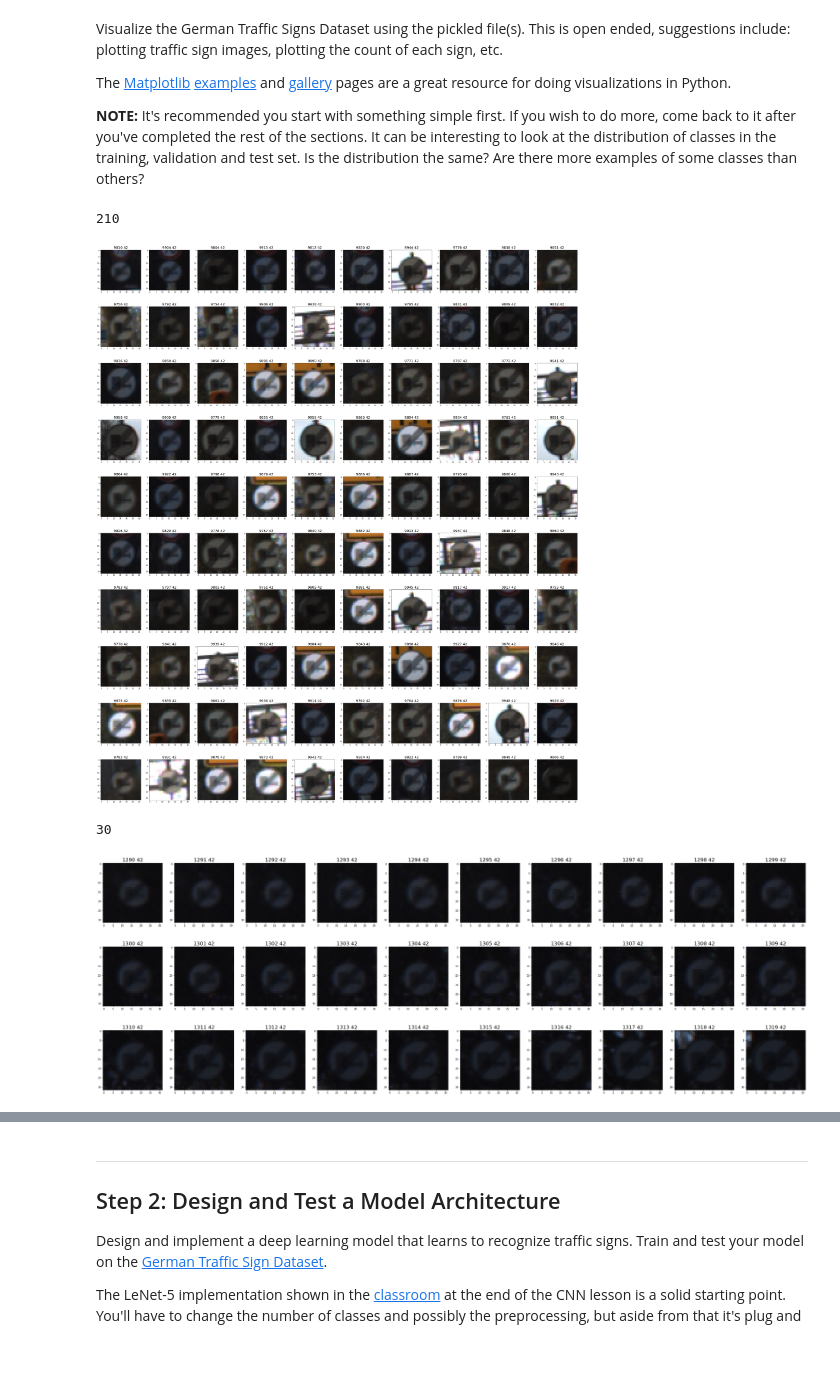
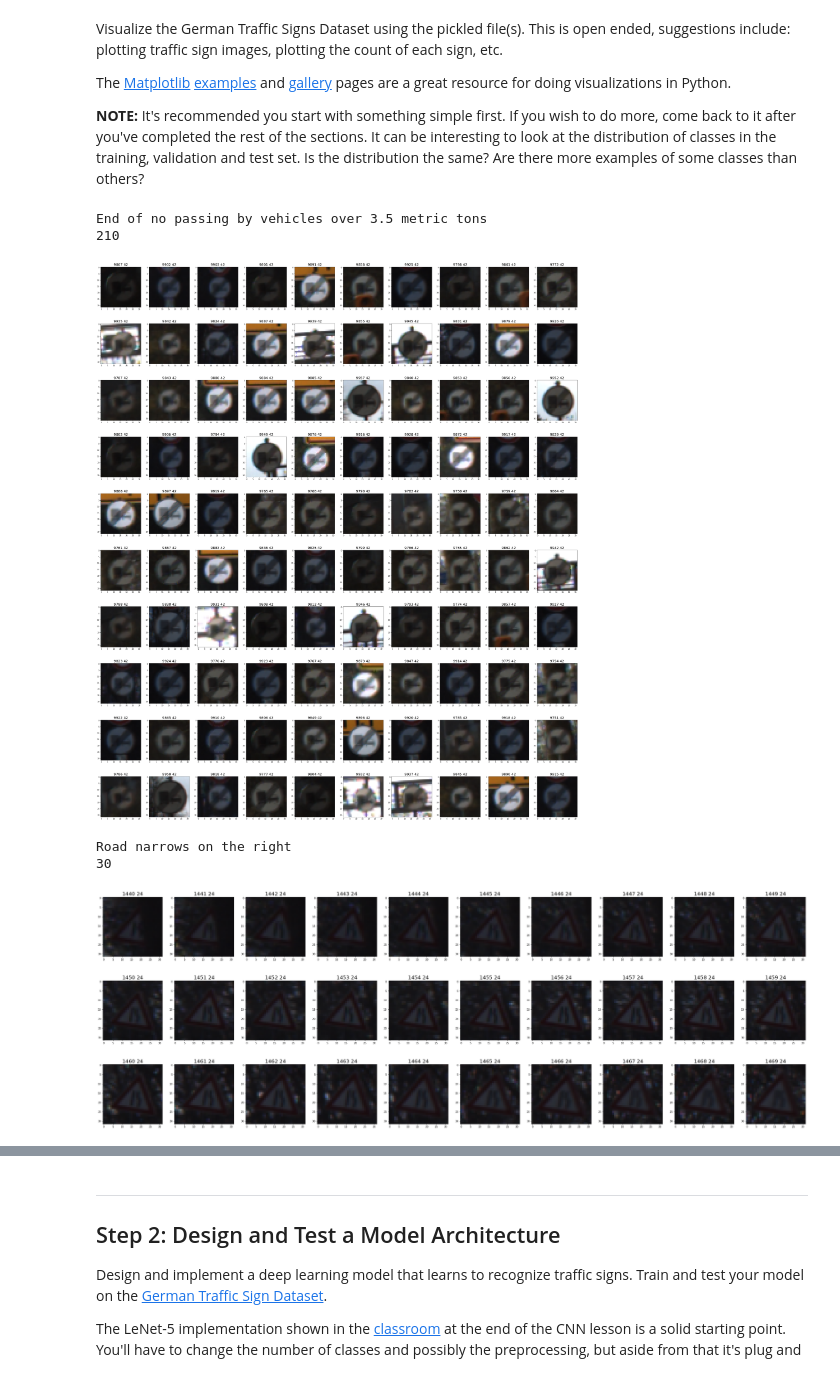
Before and after one commit to magicyuli/CarND-Traffic-Sign-Classifier-Project, a Jupyter notebook: Traffic_Sign_Classifier.ipynb, the cells around one changed output, grey strips where cells are left out. Cells and saved outputs as stored; diff of their text form; code cells hidden in the pictures.

```diff
--- a/Traffic_Sign_Classifier.ipynb
+++ b/Traffic_Sign_Classifier.ipynb
@@ -106,6 +105,10 @@ def wrapTitle(s):
 ### Data exploration visualization code goes here.
 ### Feel free to use as many code cells as needed.
 import csv
+from textwrap import wrap
+
+def wrapTitle(s):
+    return '\n'.join(wrap(s, 20))
 
 # Load sign names
 signnames = {}
@@ -120,7 +123,8 @@ def showImages(images, labels):
         plt.title(wrapTitle(signnames[labels[j]]), fontsize=20)
         plt.imshow(images[j])
 
-def showImagesOfLabel(X, y, label):
+def showImagesOfLabel(X, y, label, grayscale=False):
+    print(signnames[label])
     fig = plt.figure(figsize=(50,60))
     images = [i for i in range(len(y)) if y[i] == label]
     print(len(images))
@@ -129,16 +133,18 @@ def showImagesOfLabel(X, y, label):
     for i, j in enumerate(images):
         plt.subplot(10, 10, i+1)
         plt.title('%d %d' % (j, y[j]), fontsize=20)
-        plt.imshow(X[j])
+        plt.imshow(X[j], cmap='gray' if grayscale else None)
 # %%
 showImages(X_train, y_train)
 # %%
 showImagesOfLabel(X_train, y_train, 42)
 # %% [output]
+End of no passing by vehicles over 3.5 metric tons
 210
-[figure, old version]
+[figure, new version]
 # %%
-showImagesOfLabel(X_valid, y_valid, 42)
+showImagesOfLabel(X_valid, y_valid, 24)
 # %% [output]
+Road narrows on the right
 30
-[figure, old version]
+[figure, new version]
```
Also changed, not shown: parts of 20 cells of this notebook, 12 other files.
